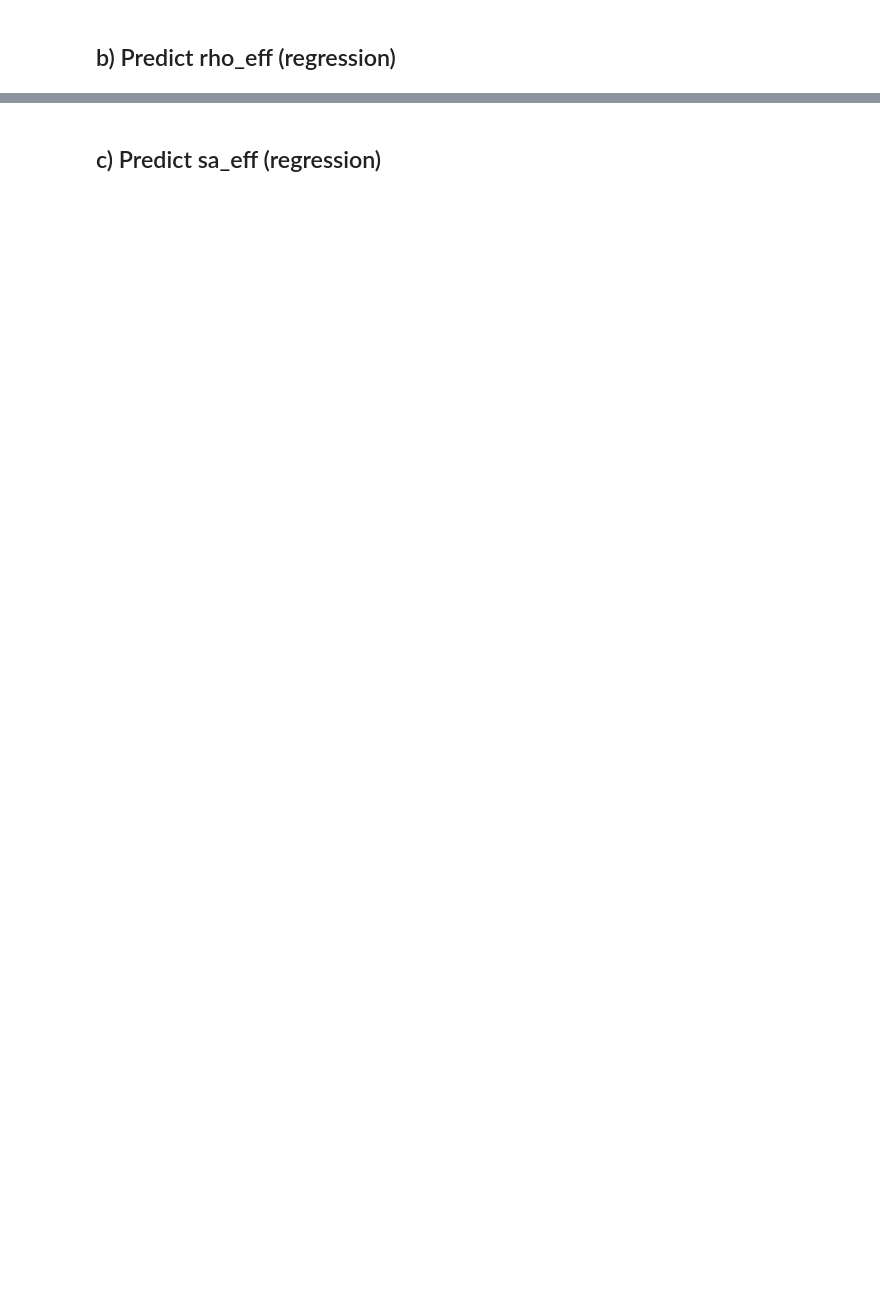
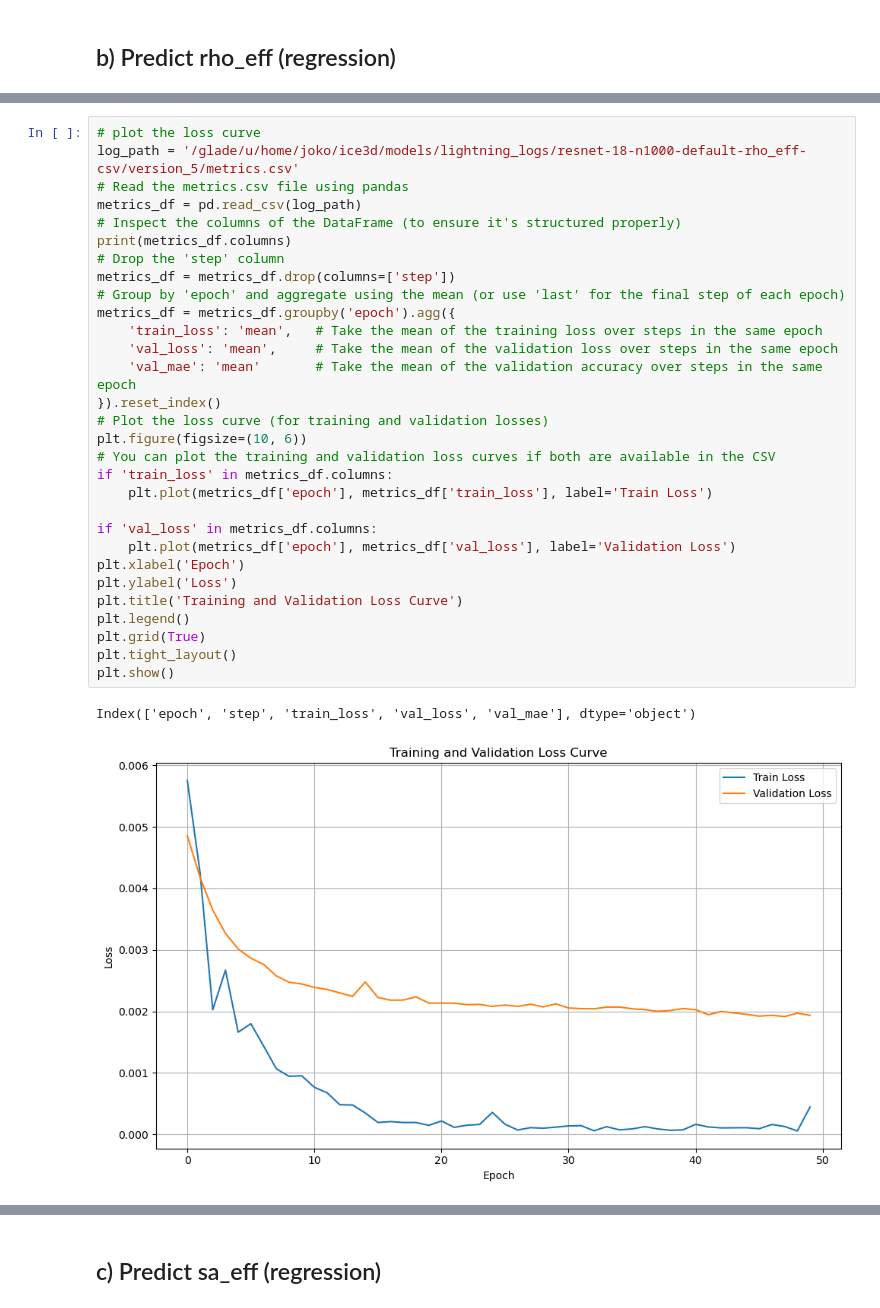
Before and after one commit to josephko91/ice3d, a Jupyter notebook: notebooks/21-train-torch-models.ipynb, the cells around one changed output, grey strips where cells are left out. Cells and saved outputs as stored; diff of their text form; blank space fills up the shorter version.

```diff
--- a/notebooks/21-train-torch-models.ipynb
+++ b/notebooks/21-train-torch-models.ipynb
@@ -206,0 +381,33 @@ FileNotFoundError: [Errno 2] No such file or directory: '/glade/derecho/scratch/
+# %%
+# plot the loss curve
+log_path = '/glade/u/home/joko/ice3d/models/lightning_logs/resnet-18-n1000-default-rho_eff-csv/version_5/metrics.csv'
+# Read the metrics.csv file using pandas
+metrics_df = pd.read_csv(log_path)
+# Inspect the columns of the DataFrame (to ensure it's structured properly)
+print(metrics_df.columns)
+# Drop the 'step' column
+metrics_df = metrics_df.drop(columns=['step'])
+# Group by 'epoch' and aggregate using the mean (or use 'last' for the final step of each epoch)
+metrics_df = metrics_df.groupby('epoch').agg({
+    'train_loss': 'mean',   # Take the mean of the training loss over steps in the same epoch
+    'val_loss': 'mean',     # Take the mean of the validation loss over steps in the same epoch
+    'val_mae': 'mean'       # Take the mean of the validation accuracy over steps in the same epoch
+}).reset_index()
+# Plot the loss curve (for training and validation losses)
+plt.figure(figsize=(10, 6))
+# You can plot the training and validation loss curves if both are available in the CSV
+if 'train_loss' in metrics_df.columns:
+    plt.plot(metrics_df['epoch'], metrics_df['train_loss'], label='Train Loss')
+
+if 'val_loss' in metrics_df.columns:
+    plt.plot(metrics_df['epoch'], metrics_df['val_loss'], label='Validation Loss')
+plt.xlabel('Epoch')
+plt.ylabel('Loss')
+plt.title('Training and Validation Loss Curve')
+plt.legend()
+plt.grid(True)
+plt.tight_layout()
+plt.show()
+# %% [output]
+Index(['epoch', 'step', 'train_loss', 'val_loss', 'val_mae'], dtype='object')
+[figure, added]
```
Also changed, not shown: parts of 19 cells of this notebook, 12 other files.
